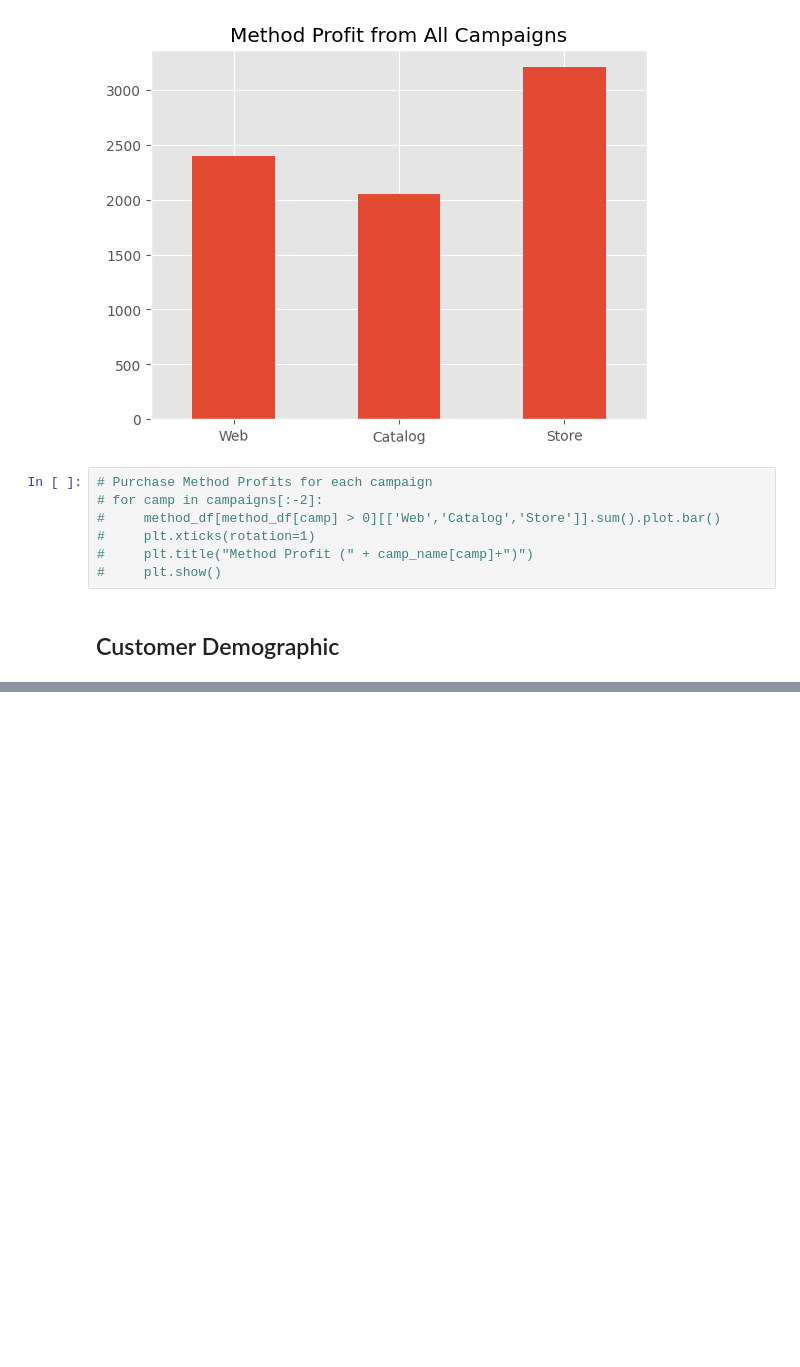
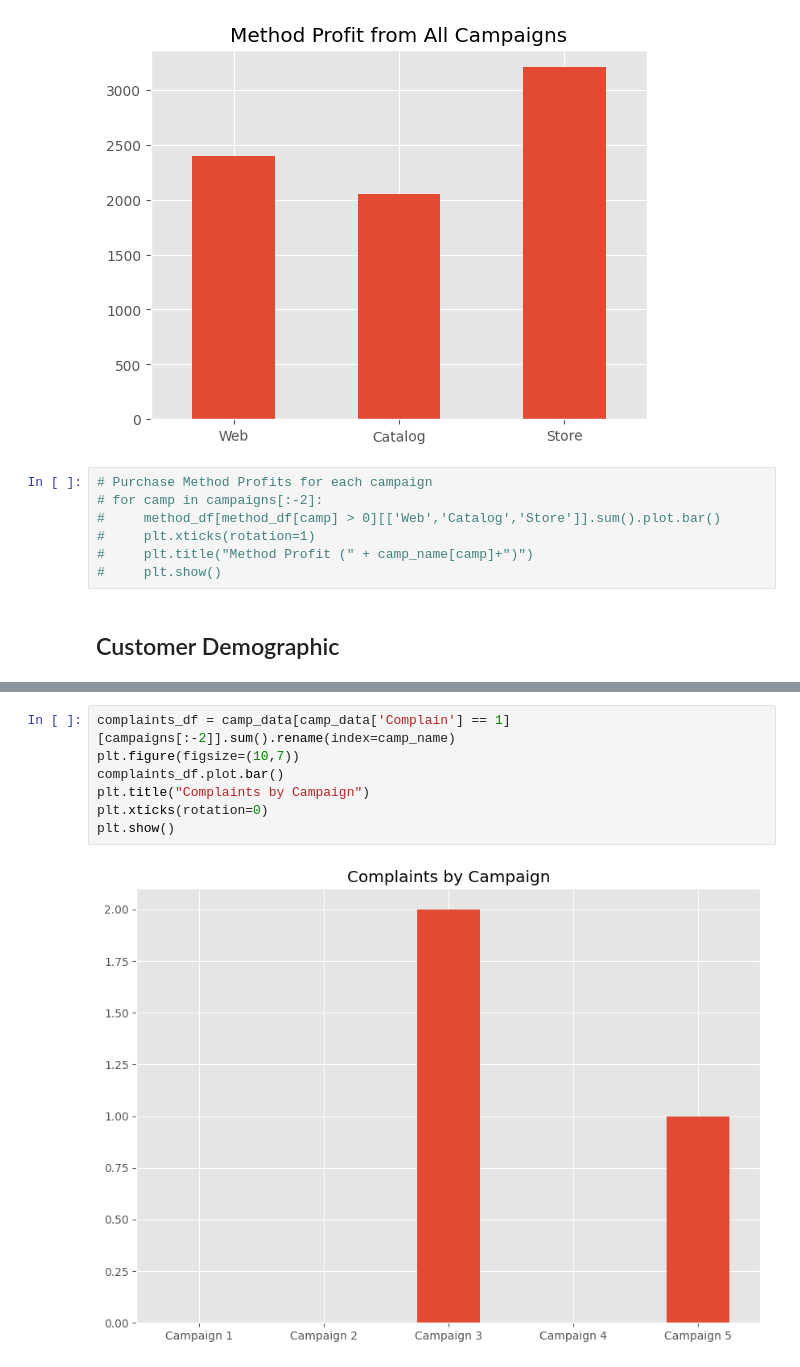
Before and after one commit to DottL/MarketingAnalysis, a Jupyter notebook: MarketingCampaignsAnalysis.ipynb, the cells around one changed output, grey strips where cells are left out. Drawn from its saved outputs; the diff is of its cells as text; blank space fills up the shorter version.

```diff
--- a/MarketingCampaignsAnalysis.ipynb
+++ b/MarketingCampaignsAnalysis.ipynb
@@ -205,0 +269,9 @@ plt.show()
+# %%
+complaints_df = camp_data[camp_data['Complain'] == 1][campaigns[:-2]].sum().rename(index=camp_name)
+plt.figure(figsize=(10,7))
+complaints_df.plot.bar()
+plt.title("Complaints by Campaign")
+plt.xticks(rotation=0)
+plt.show()
+# %% [output]
+[figure, added]
```
Also changed, not shown: parts of 10 cells of this notebook.
